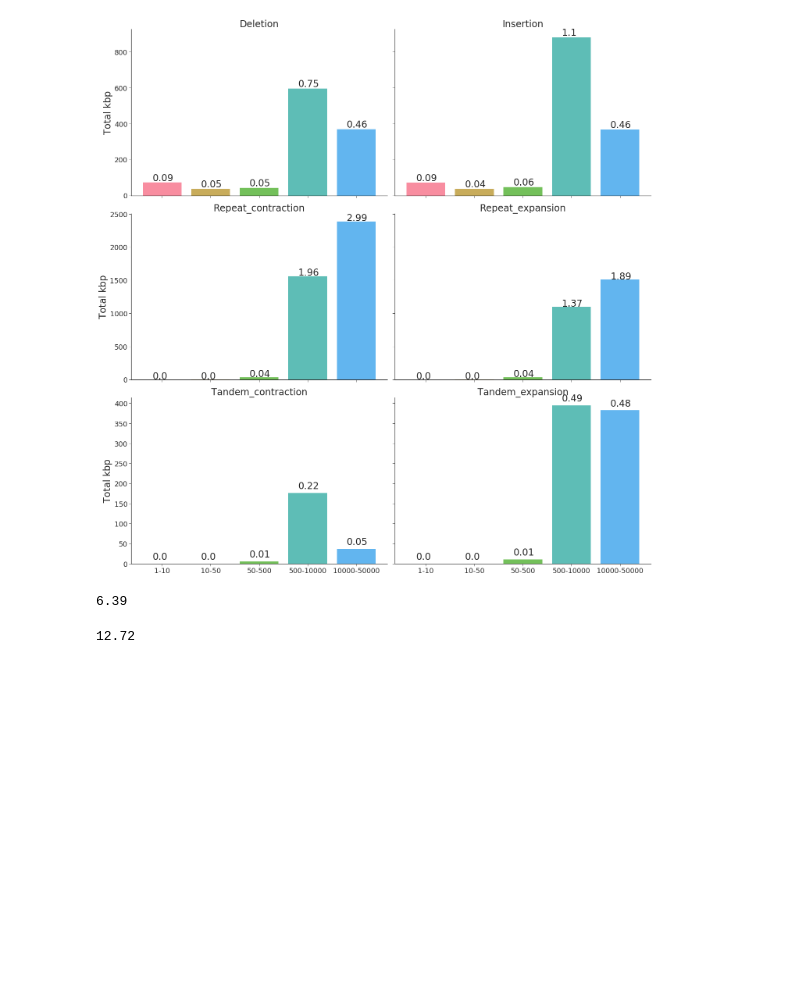
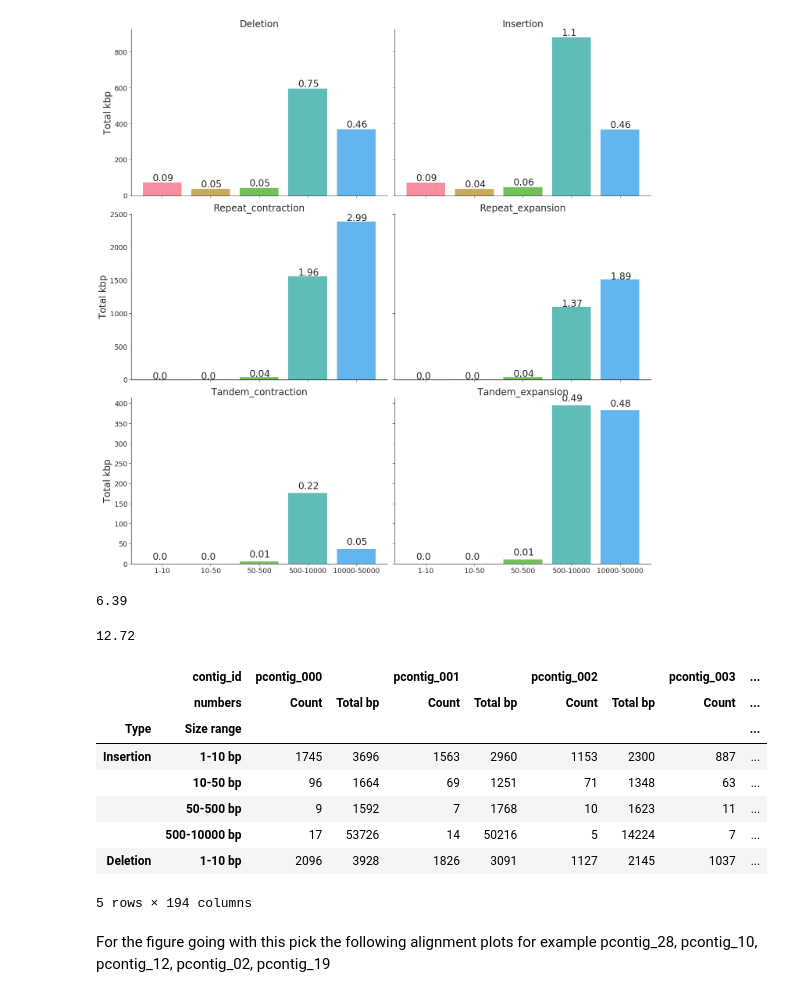
Before and after one commit to BenjaminSchwessinger/Pst_104E_analysis, a Jupyter notebook: Pst_104E_v12_assembletics_analysis.ipynb, the cells around one changed output. Cells and saved outputs as stored; diff of their text form; code cells hidden in the pictures; blank space fills up the shorter version.

```diff
--- a/Pst_104E_v12_assembletics_analysis.ipynb
+++ b/Pst_104E_v12_assembletics_analysis.ipynb
@@ -369,0 +372,15 @@ print(round(total_relative_var_50kb, 2))
+# %%
+Assemblytics_summary_df_10kb.head()
+# %% [output]
+|  | contig_id | pcontig_000 |  | pcontig_001 |  | pcontig_002 |  | pcontig_003 | ... |
+|  | numbers | Count | Total bp | Count | Total bp | Count | Total bp | Count | ... |
+| Type | Size range |  |  |  |  |  |  |  | ... |
+| Insertion | 1-10 bp | 1745 | 3696 | 1563 | 2960 | 1153 | 2300 | 887 | ... |
+|  | 10-50 bp | 96 | 1664 | 69 | 1251 | 71 | 1348 | 63 | ... |
+|  | 50-500 bp | 9 | 1592 | 7 | 1768 | 10 | 1623 | 11 | ... |
+|  | 500-10000 bp | 17 | 53726 | 14 | 50216 | 5 | 14224 | 7 | ... |
+| Deletion | 1-10 bp | 2096 | 3928 | 1826 | 3091 | 1127 | 2145 | 1037 | ... |
+5 rows × 194 columns
+# %% [markdown]
+For the figure going with this pick the following alignment plots
+for example pcontig_28, pcontig_10, pcontig_12, pcontig_02, pcontig_19
```
Also changed, not shown: parts of 3 cells of this notebook, 6 other files.
